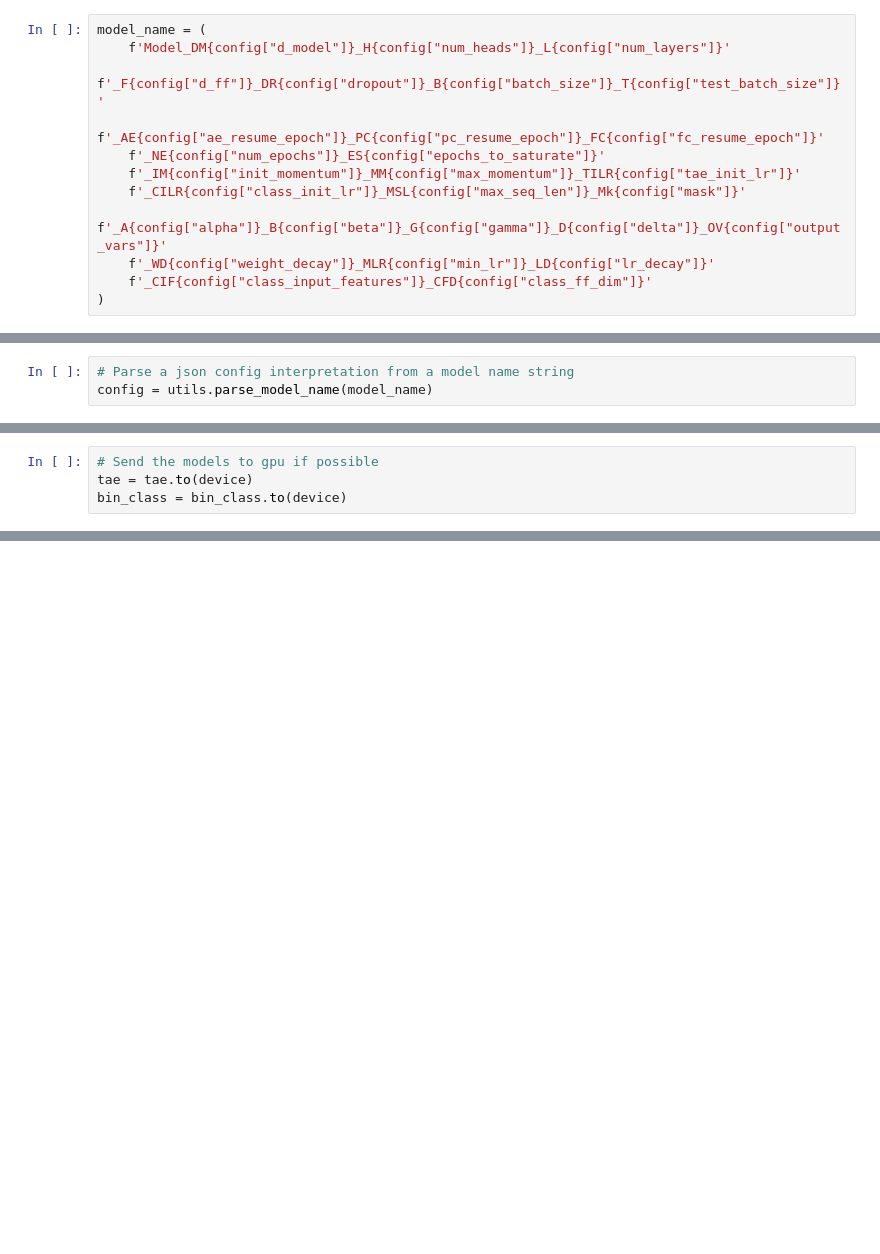
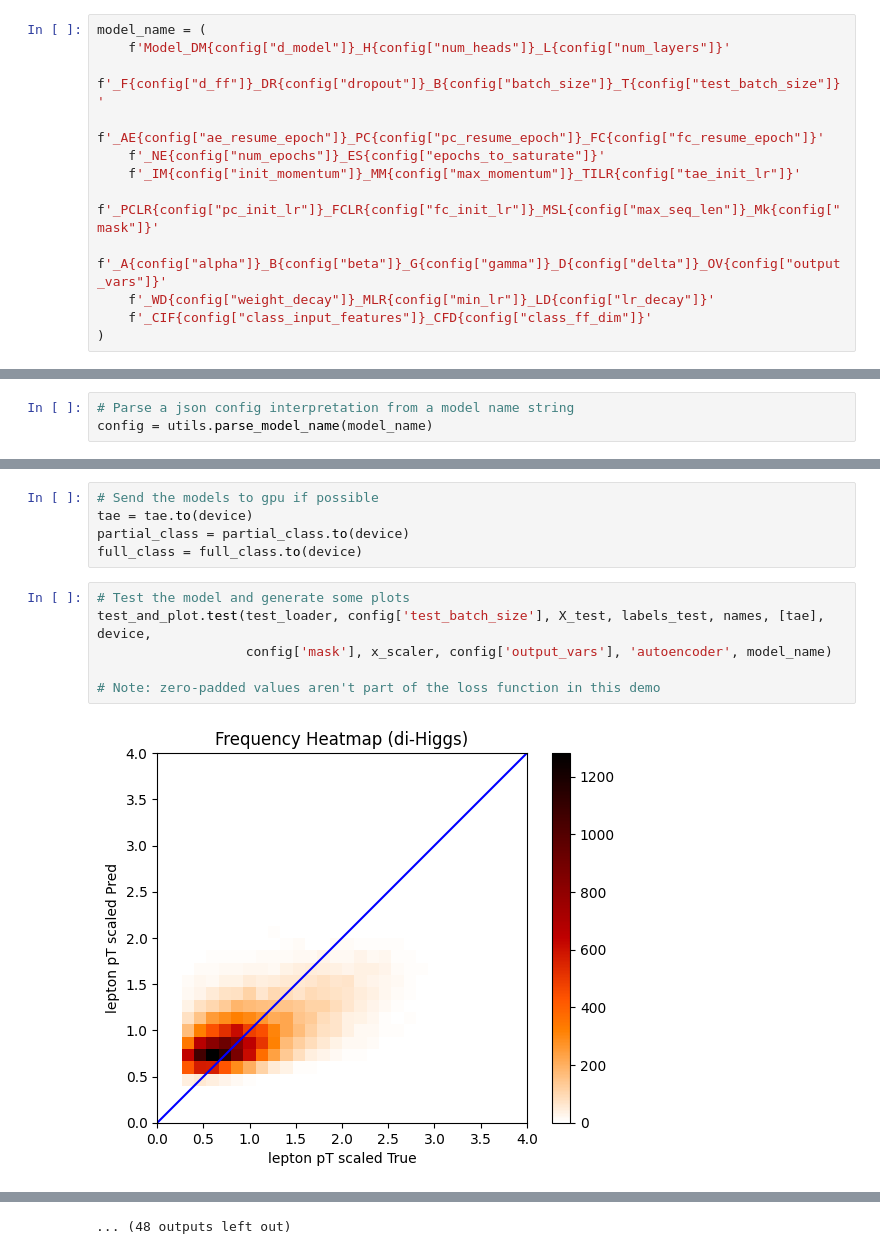
Before and after one commit to ereinha/PMAE, a Jupyter notebook: UCI_Higgs_Demo.ipynb, the cells around one changed output, grey strips where cells are left out. Drawn from its saved outputs; the diff is of its cells as text; blank space fills up the shorter version.

```diff
--- a/UCI_Higgs_Demo.ipynb
+++ b/UCI_Higgs_Demo.ipynb
@@ -299,7 +240,7 @@ model_name = (
     f'_AE{config["ae_resume_epoch"]}_PC{config["pc_resume_epoch"]}_FC{config["fc_resume_epoch"]}'
     f'_NE{config["num_epochs"]}_ES{config["epochs_to_saturate"]}'
     f'_IM{config["init_momentum"]}_MM{config["max_momentum"]}_TILR{config["tae_init_lr"]}'
-    f'_CILR{config["class_init_lr"]}_MSL{config["max_seq_len"]}_Mk{config["mask"]}'
+    f'_PCLR{config["pc_init_lr"]}_FCLR{config["fc_init_lr"]}_MSL{config["max_seq_len"]}_Mk{config["mask"]}'
     f'_A{config["alpha"]}_B{config["beta"]}_G{config["gamma"]}_D{config["delta"]}_OV{config["output_vars"]}'
     f'_WD{config["weight_decay"]}_MLR{config["min_lr"]}_LD{config["lr_decay"]}'
     f'_CIF{config["class_input_features"]}_CFD{config["class_ff_dim"]}'
@@ -390,4 +334,13 @@ bin_class = classifier.BinaryClassifier(config['class_input_features'], config['
 # %%
 # Send the models to gpu if possible
 tae = tae.to(device)
-bin_class = bin_class.to(device)
+partial_class = partial_class.to(device)
+full_class = full_class.to(device)
+# %%
+# Test the model and generate some plots
+test_and_plot.test(test_loader, config['test_batch_size'], X_test, labels_test, names, [tae], device,
+                   config['mask'], x_scaler, config['output_vars'], 'autoencoder', model_name)
+
+# Note: zero-padded values aren't part of the loss function in this demo
+# %% [output]
+[figure, added]
@@ -393,0 +358 @@ bin_class = bin_class.to(device)
+... (48 outputs left out)
```
Also changed, not shown: parts of 35 cells of this notebook.
